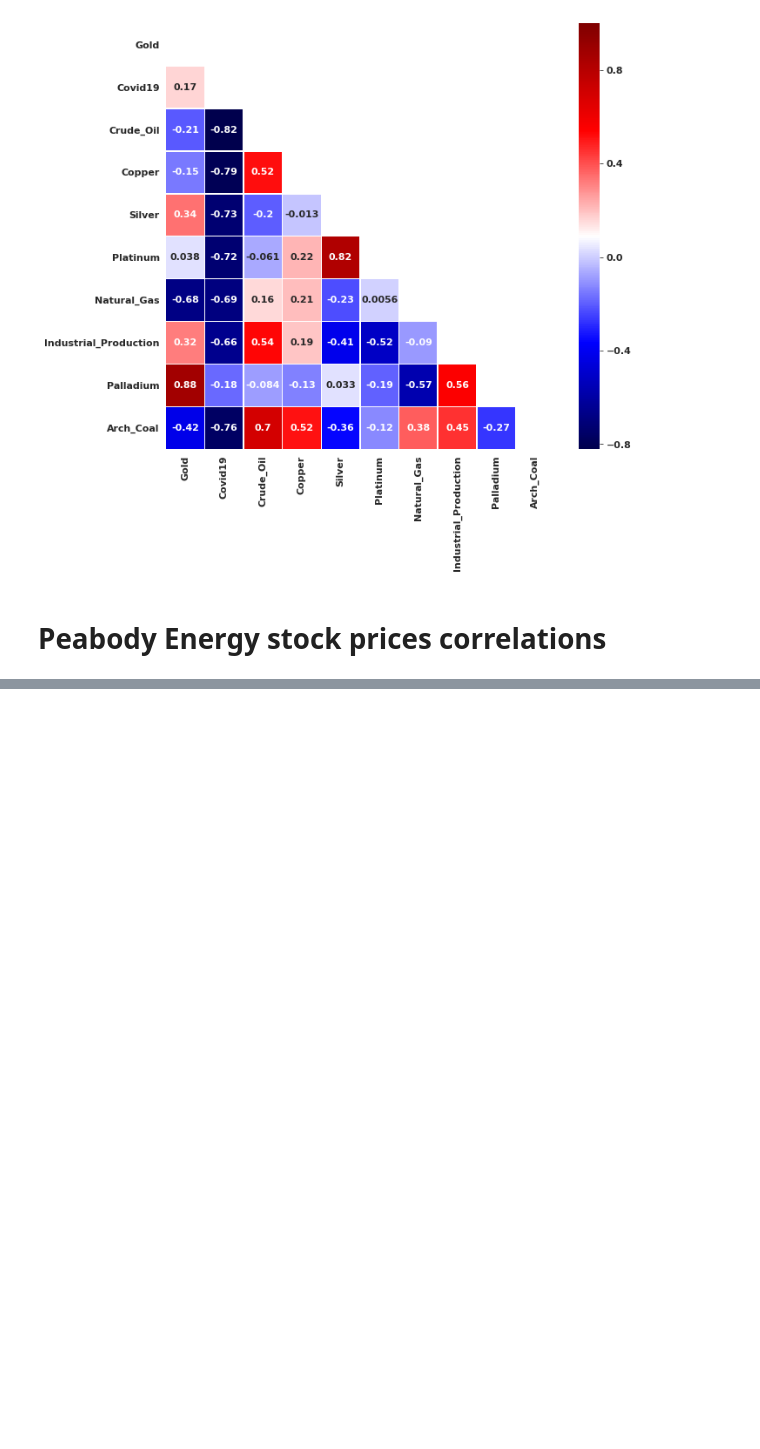
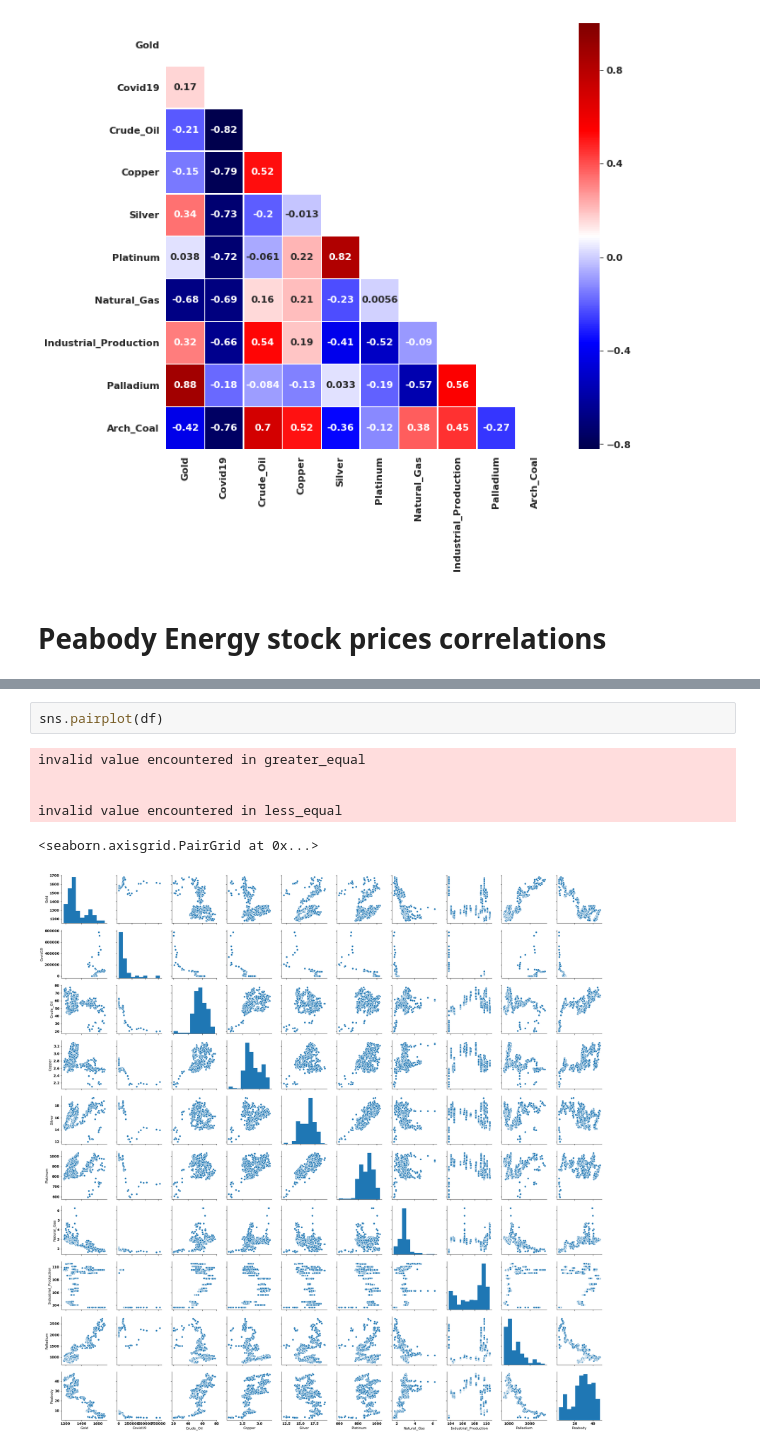
Before and after one commit to azagorowski/Analysis-and-forecast-of-stock-exchange-price-based-on-selected-indicators-using-machine-learning, a Jupyter notebook: scripts/Correlations2.ipynb, the cells around one changed output, grey strips where cells are left out. Drawn from its saved outputs; the diff is of its cells as text; blank space fills up the shorter version.

Commit message:
Update Correlations2.ipynb
pairplot

```diff
--- a/scripts/Correlations2.ipynb
+++ b/scripts/Correlations2.ipynb
@@ -417,0 +420,9 @@ df.corr()
+# %%
+sns.pairplot(df)
+# %% [output]
+invalid value encountered in greater_equal
+
+
+invalid value encountered in less_equal
+<seaborn.axisgrid.PairGrid at 0x...>
+[figure, added]
```
Also changed, not shown: parts of 2 cells of this notebook.
